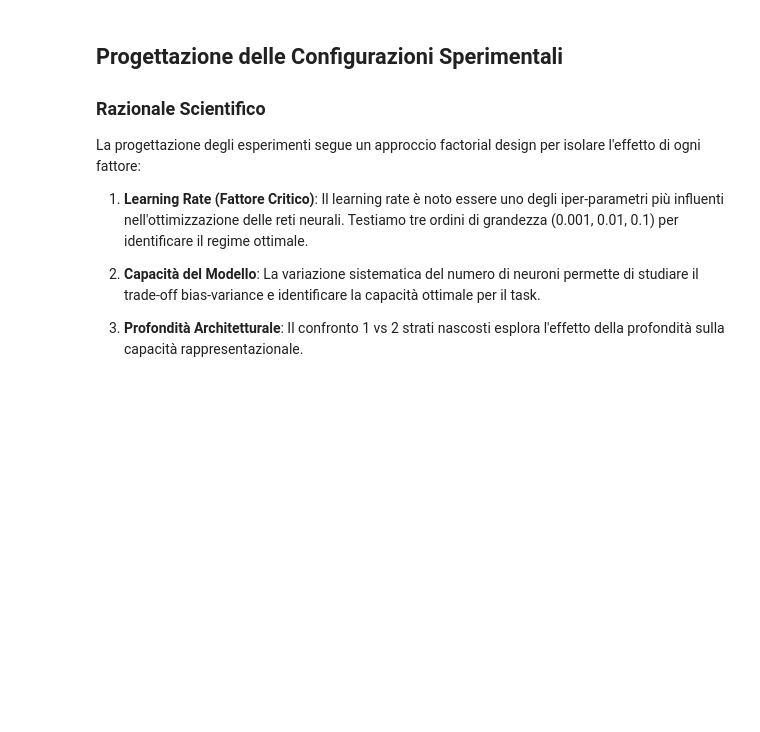
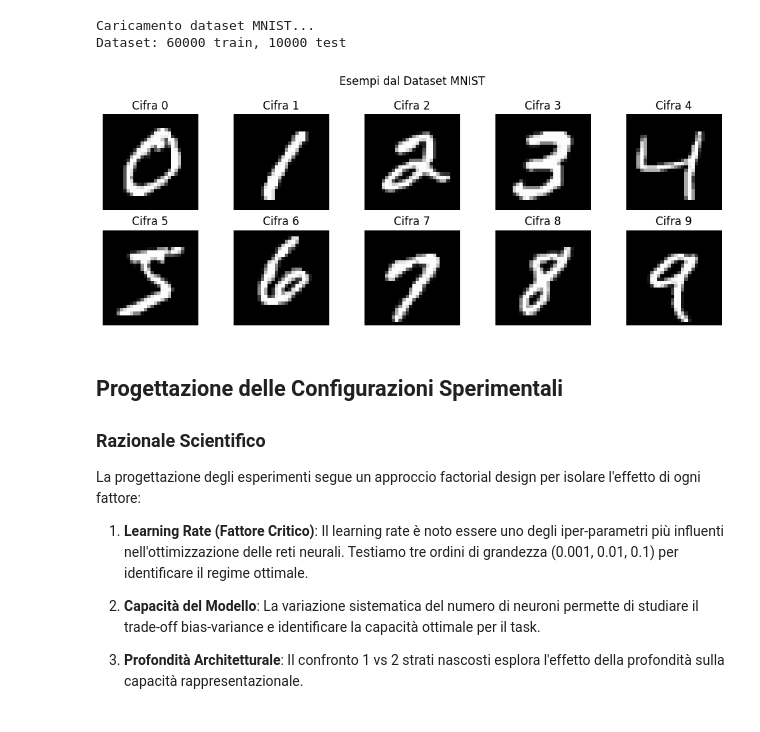
Before and after one commit to GiulioBotta/MiniProgettoAI, a Jupyter notebook: progetto.ipynb, the cells around one changed output. Saved outputs shown, nothing was run; the diff lists cells and outputs as text; code cells hidden in the pictures; blank space fills up the shorter version.

```diff
--- a/progetto.ipynb
+++ b/progetto.ipynb
@@ -23,32 +18,27 @@ isolare l'effetto di specifici fattori architetturali e algoritmici.
 # %%
-# Setup delle librerie e configurazione dell'ambiente
+# Setup delle librerie necessarie
 import numpy as np
 import matplotlib.pyplot as plt
-import pandas as pd
+import sklearn.metrics as metrics
 from sklearn.neural_network import MLPClassifier
-from sklearn.model_selection import train_test_split
-import sklearn.metrics as metrics
 import time
 import warnings
 warnings.filterwarnings('ignore')
 
-# Configurazione per TensorFlow/Keras (CNN)
+# TensorFlow per le CNN
 try:
     import tensorflow as tf
     from tensorflow import keras
     HAS_TENSORFLOW = True
     tf.random.set_seed(42)
-    # Configurazione per ridurre output verboso
     tf.get_logger().setLevel('ERROR')
     print(f"TensorFlow {tf.__version__} disponibile")
 except ImportError:
     HAS_TENSORFLOW = False
     print("TensorFlow non disponibile - verranno utilizzati solo modelli MLP")
 
-# Configurazione riproducibilità
+# Configurazione per riproducibilità
 np.random.seed(42)
-plt.style.use('default')
 plt.rcParams['figure.figsize'] = (12, 8)
-plt.rcParams['font.size'] = 10
 
-print("Setup dell'ambiente completato")
+print("Setup completato")
@@ -74,41 +64,42 @@ sulle performance di modelli MLP e CNN per il riconoscimento di cifre manoscritt
 # %%
 # Caricamento e preprocessing del dataset MNIST
 print("Caricamento dataset MNIST...")
 
 if HAS_TENSORFLOW:
     (x_train, y_train), (x_test, y_test) = keras.datasets.mnist.load_data()
 else:
-    # Fallback: dataset sintetico ridotto per test senza TensorFlow
-    print("Creazione dataset sintetico per test...")
+    # Dataset sintetico per testing senza TensorFlow
     x_train = np.random.randint(0, 255, (6000, 28, 28), dtype=np.uint8)
     y_train = np.random.randint(0, 10, 6000)
     x_test = np.random.randint(0, 255, (1000, 28, 28), dtype=np.uint8)
     y_test = np.random.randint(0, 10, 1000)
 
-print(f"Dataset caricato: {x_train.shape[0]} esempi di training, {x_test.shape[0]} esempi di test")
+print(f"Dataset: {x_train.shape[0]} train, {x_test.shape[0]} test")
 
-# Preprocessing per MLP: flattening e normalizzazione
-x_train_mlp = x_train.reshape(x_train.shape[0], -1).astype('float32') / 255.0
-x_test_mlp = x_test.reshape(x_test.shape[0], -1).astype('float32') / 255.0
+# Preprocessing per MLP (flattening + normalizzazione)
+x_train_mlp = x_train.reshape(x_train.shape[0], -1) / 255.0
+x_test_mlp = x_test.reshape(x_test.shape[0], -1) / 255.0
 
-# Preprocessing per CNN: reshape 4D e normalizzazione
+# Preprocessing per CNN (4D + normalizzazione)
 if HAS_TENSORFLOW:
-    x_train_cnn = x_train.reshape(-1, 28, 28, 1).astype('float32') / 255.0
-    x_test_cnn = x_test.reshape(-1, 28, 28, 1).astype('float32') / 255.0
+    x_train_cnn = x_train.reshape(-1, 28, 28, 1) / 255.0
+    x_test_cnn = x_test.reshape(-1, 28, 28, 1) / 255.0
 
-print("Preprocessing completato")
-
-# Visualizzazione di esempi rappresentativi per ogni classe
-fig, axes = plt.subplots(2, 5, figsize=(12, 6))
+# Visualizzazione esempi
+fig, axes = plt.subplots(2, 5, figsize=(10, 4))
 for i in range(10):
     idx = np.where(y_train == i)[0][0]
     ax = axes[i//5, i%5]
     ax.imshow(x_train[idx], cmap='gray')
     ax.set_title(f'Cifra {i}')
     ax.axis('off')
-plt.suptitle('Campioni Rappresentativi del Dataset MNIST', fontsize=14)
+plt.suptitle('Esempi dal Dataset MNIST')
 plt.tight_layout()
 plt.show()
+# %% [output]
+Caricamento dataset MNIST...
+Dataset: 60000 train, 10000 test
+[figure, added]
 # %% [markdown]
 ## Progettazione delle Configurazioni Sperimentali
 
```
Also changed, not shown: parts of 33 cells of this notebook, 1 other file.
